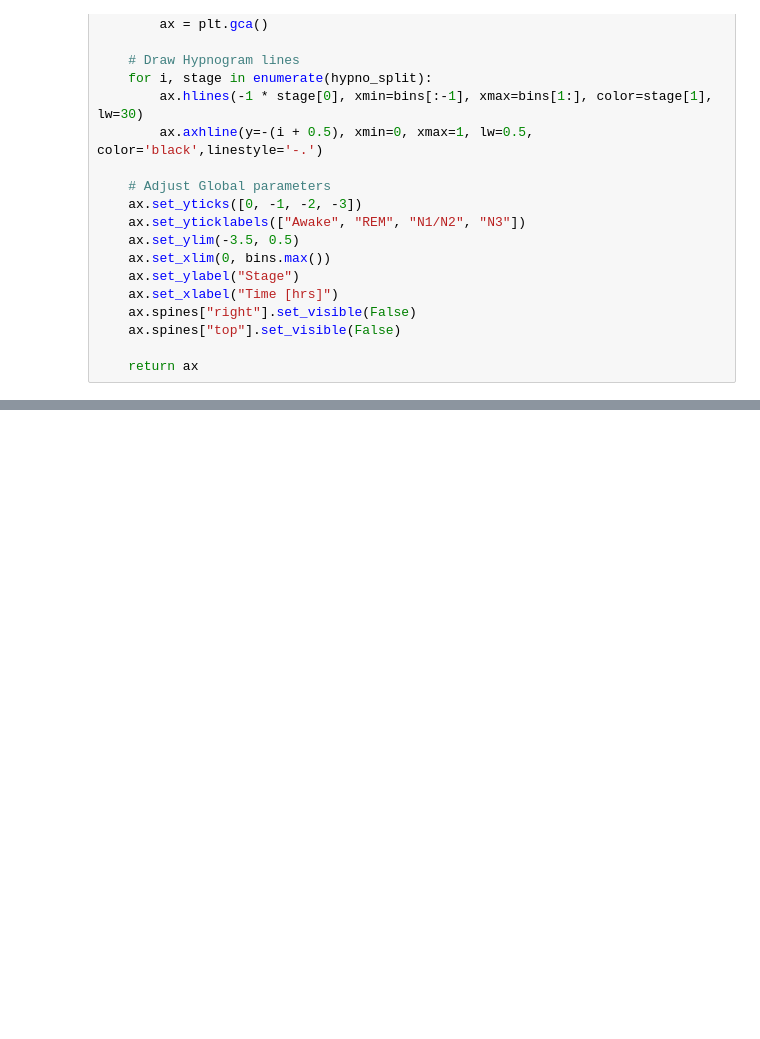
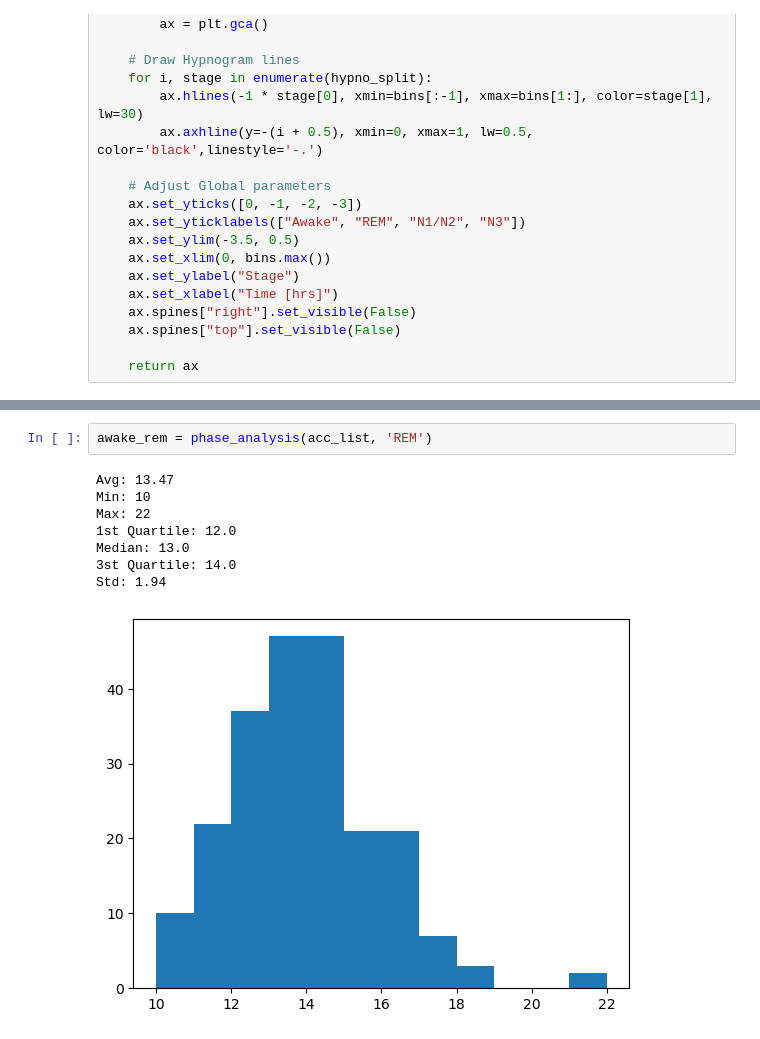
Before and after one commit to DiassIgor/sleeping-mask, a Jupyter notebook: hypnogram.ipynb, the cells around one changed output, grey strips where cells are left out. Saved outputs shown, nothing was run; the diff lists cells and outputs as text; blank space fills up the shorter version.

```diff
--- a/hypnogram.ipynb
+++ b/hypnogram.ipynb
@@ -112,0 +183,11 @@ sleep_data.json()['data'][8]
+# %%
+awake_rem = phase_analysis(acc_list, 'REM')
+# %% [output]
+Avg: 13.47
+Min: 10
+Max: 22
+1st Quartile: 12.0
+Median: 13.0
+3st Quartile: 14.0
+Std: 1.94
+[figure, added]
```
Also changed, not shown: parts of 15 cells of this notebook.
